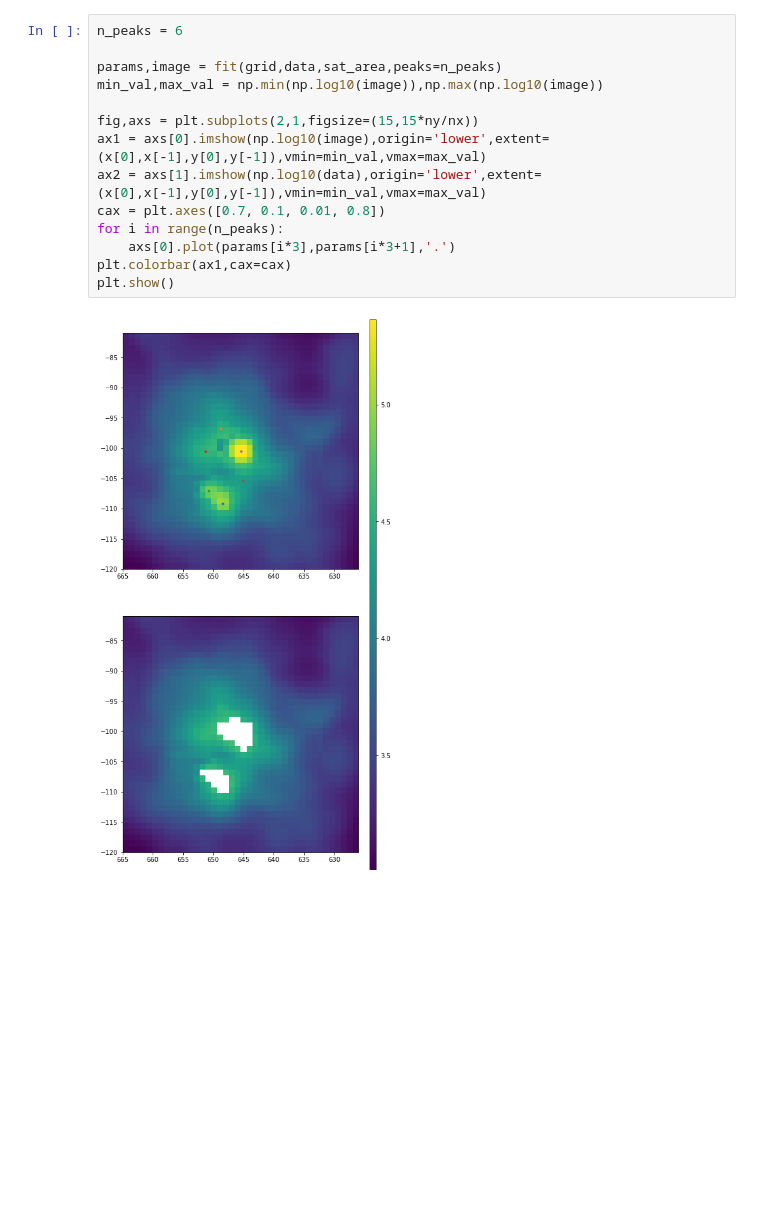
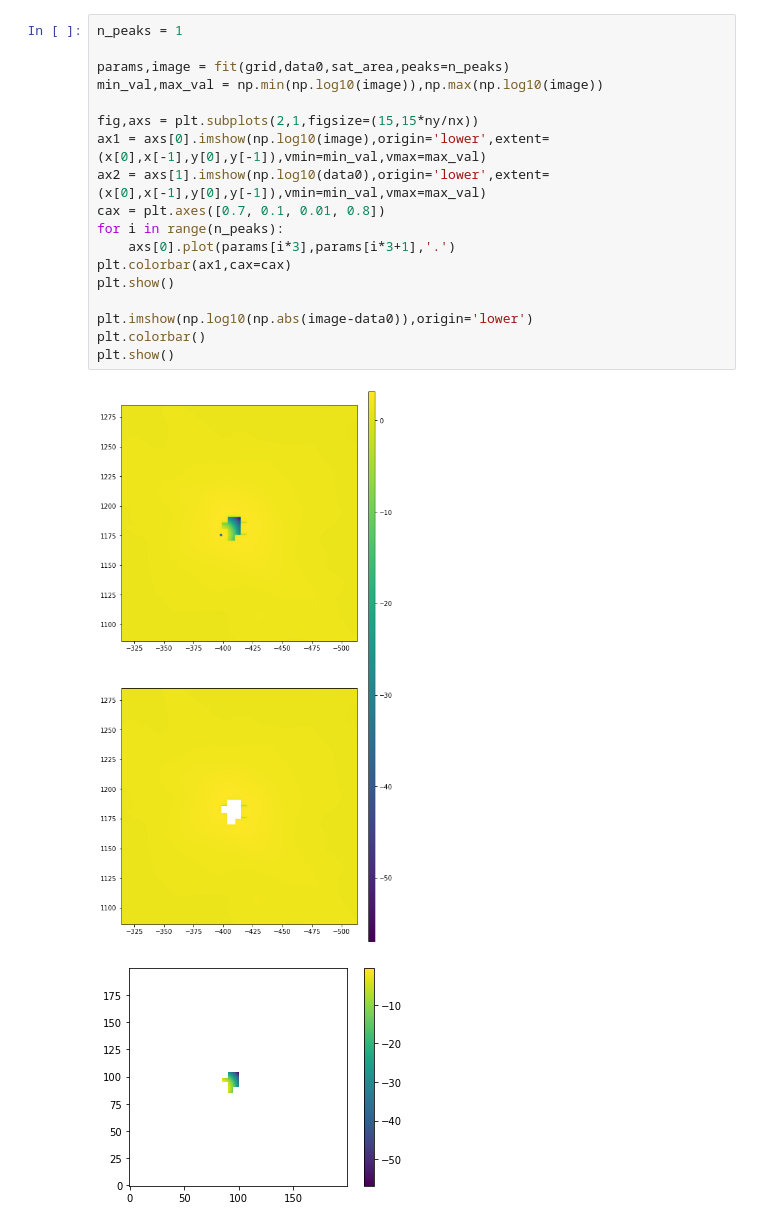
Before and after one commit to martimmcdc/2d-gaussian-fitting, a Jupyter notebook: Untitled.ipynb, the cells around one changed output. Drawn from its saved outputs; the diff is of its cells as text; blank space fills up the shorter version.

```diff
--- a/Untitled.ipynb
+++ b/Untitled.ipynb
@@ -72,16 +52,21 @@ plt.show()
 # %%
-n_peaks = 6
+n_peaks = 1
 
-params,image = fit(grid,data,sat_area,peaks=n_peaks)
+params,image = fit(grid,data0,sat_area,peaks=n_peaks)
 min_val,max_val = np.min(np.log10(image)),np.max(np.log10(image))
 
 fig,axs = plt.subplots(2,1,figsize=(15,15*ny/nx))
 ax1 = axs[0].imshow(np.log10(image),origin='lower',extent=(x[0],x[-1],y[0],y[-1]),vmin=min_val,vmax=max_val)
-ax2 = axs[1].imshow(np.log10(data),origin='lower',extent=(x[0],x[-1],y[0],y[-1]),vmin=min_val,vmax=max_val)
+ax2 = axs[1].imshow(np.log10(data0),origin='lower',extent=(x[0],x[-1],y[0],y[-1]),vmin=min_val,vmax=max_val)
 cax = plt.axes([0.7, 0.1, 0.01, 0.8])
 for i in range(n_peaks):
     axs[0].plot(params[i*3],params[i*3+1],'.')
 plt.colorbar(ax1,cax=cax)
 plt.show()
+
+plt.imshow(np.log10(np.abs(image-data0)),origin='lower')
+plt.colorbar()
+plt.show()
 # %% [output]
-[figure, old version]
+[figure, new version]
+[figure, added]
```
Also changed, not shown: parts of 5 cells of this notebook, 5 other files.
